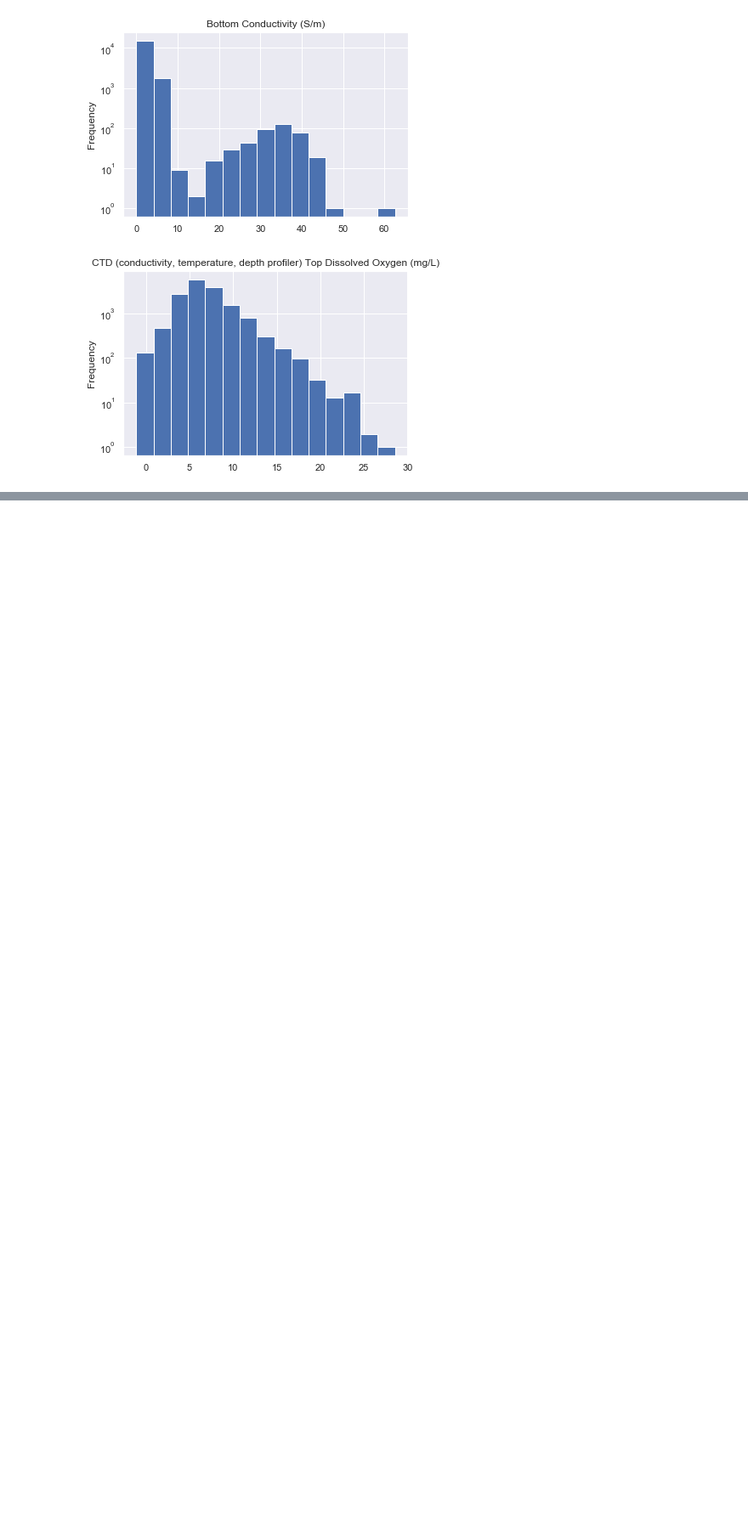
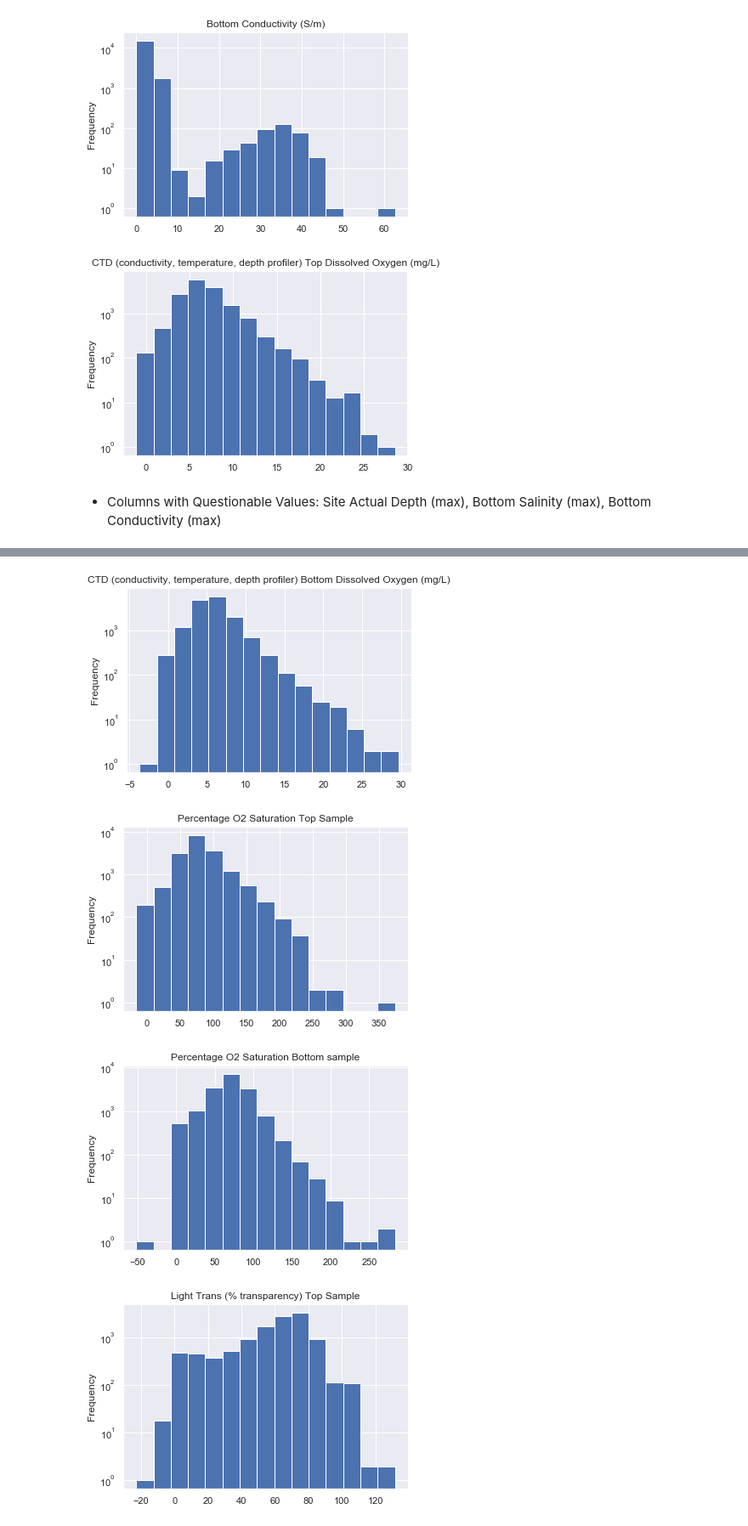
Before and after one commit to dradamski/capstone-two, a Jupyter notebook: notebooks/Data Exploration.ipynb, the cells around one changed output, grey strips where cells are left out. Shown: that part at 85% size. Saved outputs shown, nothing was run; the diff lists cells and outputs as text; code cells hidden in the pictures; blank space fills up the shorter version.

Commit message:
Identified columns with outlier values using summary statistics and histograms

```diff
--- a/notebooks/Data Exploration.ipynb
+++ b/notebooks/Data Exploration.ipynb
@@ -52,7 +22,8 @@ memory usage: 11.4+ MB
 I will now examine the descriptive statistics of each column to identify values that are unexpectedly high or low.
 # %%
 wq_df_int = wq_df.select_dtypes(exclude=['object', 'datetime'])
-wq_df_int.describe().iloc[:, :10]
+wq_df_int_subset = wq_df_int.iloc[:, :10]
+wq_df_int_subset.describe()
 # %% [output]
 |  | Top Sample Temperature (ºC) | Bottom Sample Temperature (ºC) | Site Actual Depth (ft) | Top Sample Depth(ft) | ... |
 | count | 18996.000000 | 17733.000000 | 27886.000000 | 18939.000000 | ... |
@@ -71,5 +37,5 @@ Top Conductivity (max looks high), Bottom Conductivity (max looks high), CTD Top
 # %%
-for col in wq_df_int.iloc[:, :10]:
+for col in wq_df_int_subset:
     _ = plt.figure()
     _ = wq_df_int[col].plot(kind='hist', bins=15)
     _ = plt.yscale('log')
@@ -86,8 +52,12 @@ for col in wq_df_int.iloc[:, :10]:
 [figure]
 [figure]
 [figure]
+# %% [markdown]
+- Columns with Questionable Values:
+Site Actual Depth (max), Bottom Salinity (max), Bottom Conductivity (max)
 # %%
-wq_df_int.describe().iloc[:, 10:20]
+wq_df_int_subset = wq_df_int.iloc[:, 10:20]
+wq_df_int_subset.describe()
 # %% [output]
 |  | CTD (conductivity, temperature, d... | Percentage O2 Saturation Top Sample | Percentage O2 Saturation Bottom s... | Light Trans (% transparency) Top ... | ... |
 | count | 15022.000000 | 17730.000000 | 16556.000000 | 11998.000000 | ... |
@@ -98,3 +68,15 @@ wq_df_int.describe().iloc[:, 10:20]
 | 50% | 5.630000 | 78.780000 | 70.590000 | 65.400000 | ... |
 | 75% | 7.100000 | 93.207500 | 83.002500 | 73.960000 | ... |
 | max | 29.670000 | 374.220000 | 283.240000 | 131.730000 | ... |
+# %%
+for col in wq_df_int_subset:
+    _ = plt.figure()
+    _ = wq_df_int[col].plot(kind='hist', bins=15)
+    _ = plt.yscale('log')
+    _ = plt.title(col)
+    _ = plt.show()
+# %% [output]
+[figure, added]
+[figure, added]
+[figure, added]
+[figure, added]
```
Also changed, not shown: parts of 17 cells of this notebook.
